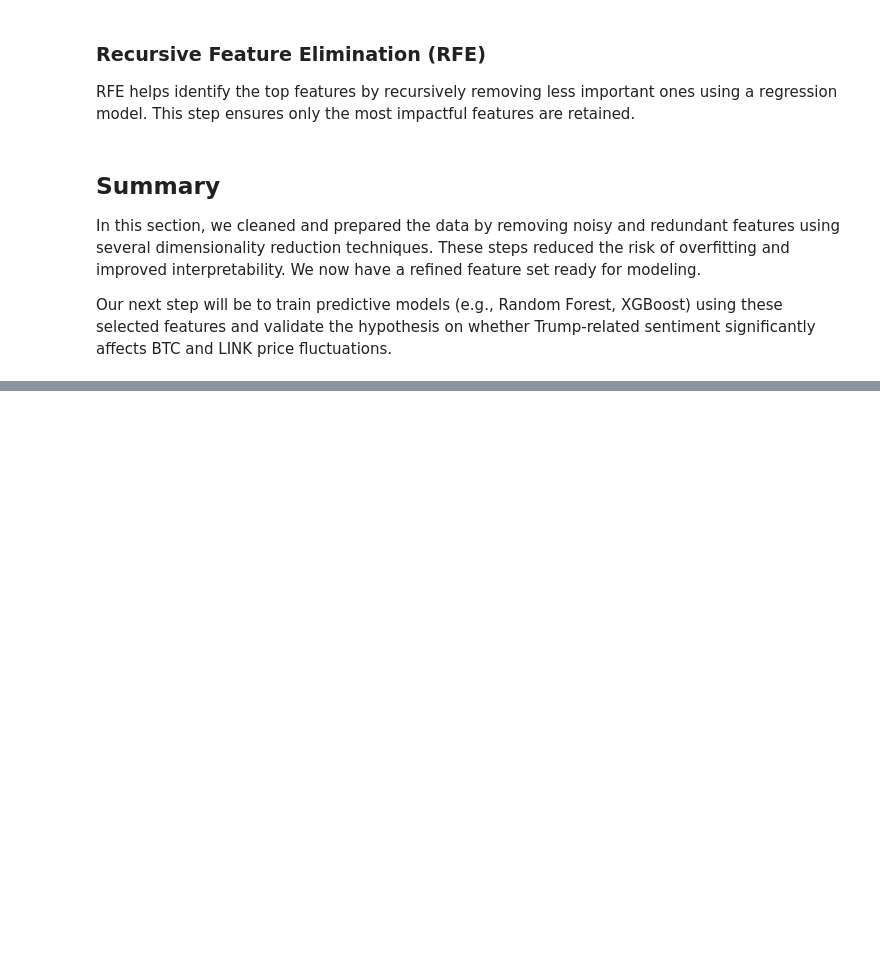
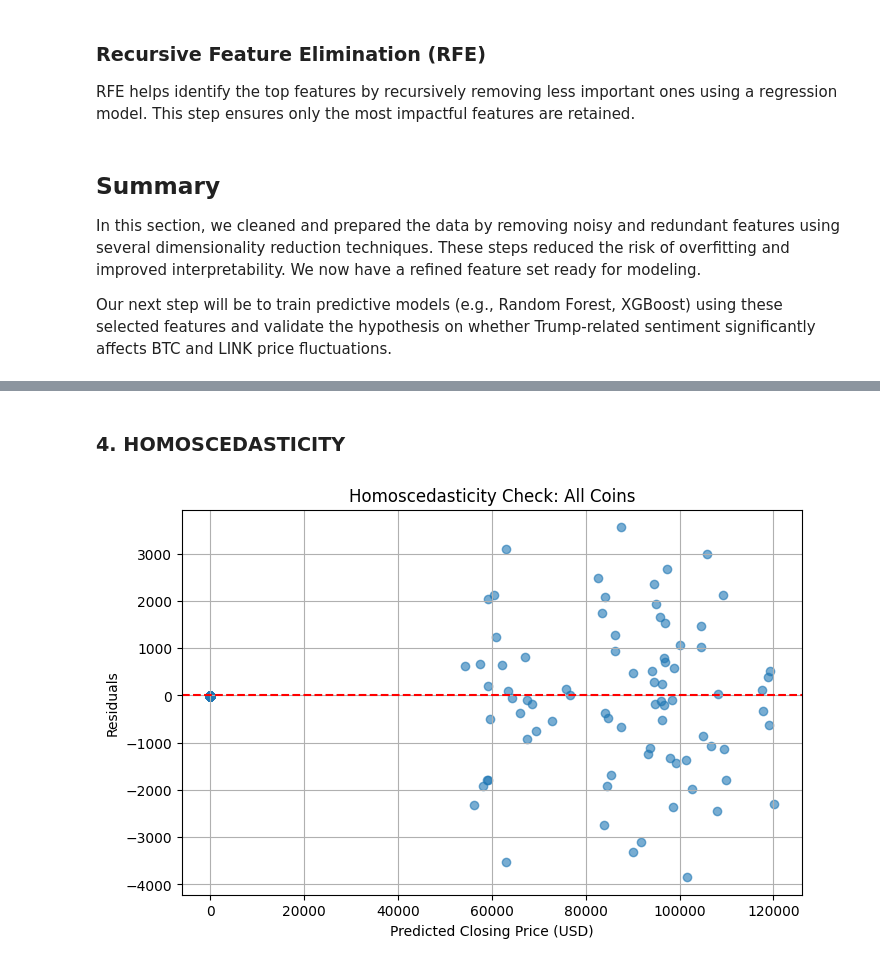
Before and after one commit to Eris-Leksi/-TRUMP-sentiment-analysis, a Jupyter notebook: script.ipynb, the cells around one changed output, grey strips where cells are left out. Saved outputs shown, nothing was run; the diff lists cells and outputs as text; code cells hidden in the pictures; blank space fills up the shorter version.

```diff
--- a/script.ipynb
+++ b/script.ipynb
@@ -911,0 +1014,17 @@ Our next step will be to train predictive models (e.g., Random Forest, XGBoost)
+# %% [markdown]
+### 4. HOMOSCEDASTICITY
+# %%
+# Residuals
+residuals_all = y_test_all - y_pred_all
+
+# Plot residuals
+plt.figure(figsize=(8, 5))
+plt.scatter(y_pred_all, residuals_all, alpha=0.6)
+plt.axhline(0, color='red', linestyle='--')
+plt.xlabel("Predicted Closing Price (USD)")
+plt.ylabel("Residuals")
+plt.title("Homoscedasticity Check: All Coins")
+plt.grid(True)
+plt.show()
+# %% [output]
+[figure, added]
```
Also changed, not shown: parts of 39 cells of this notebook.
